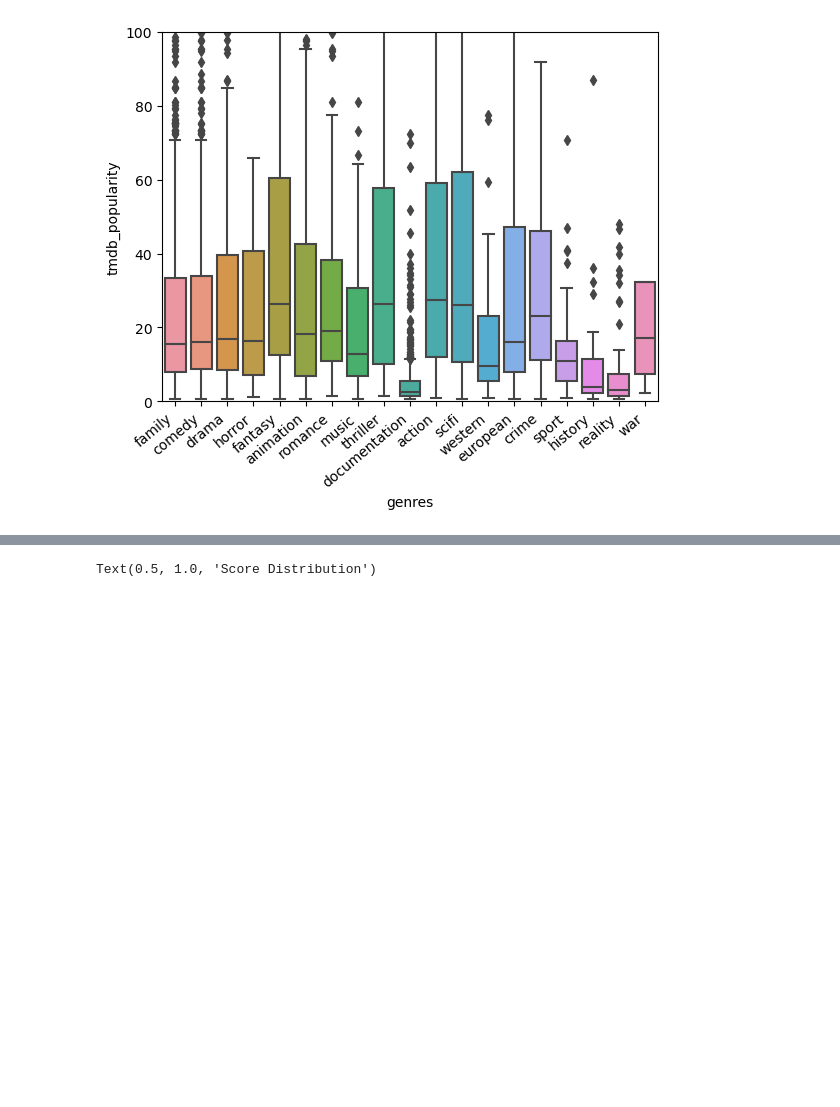
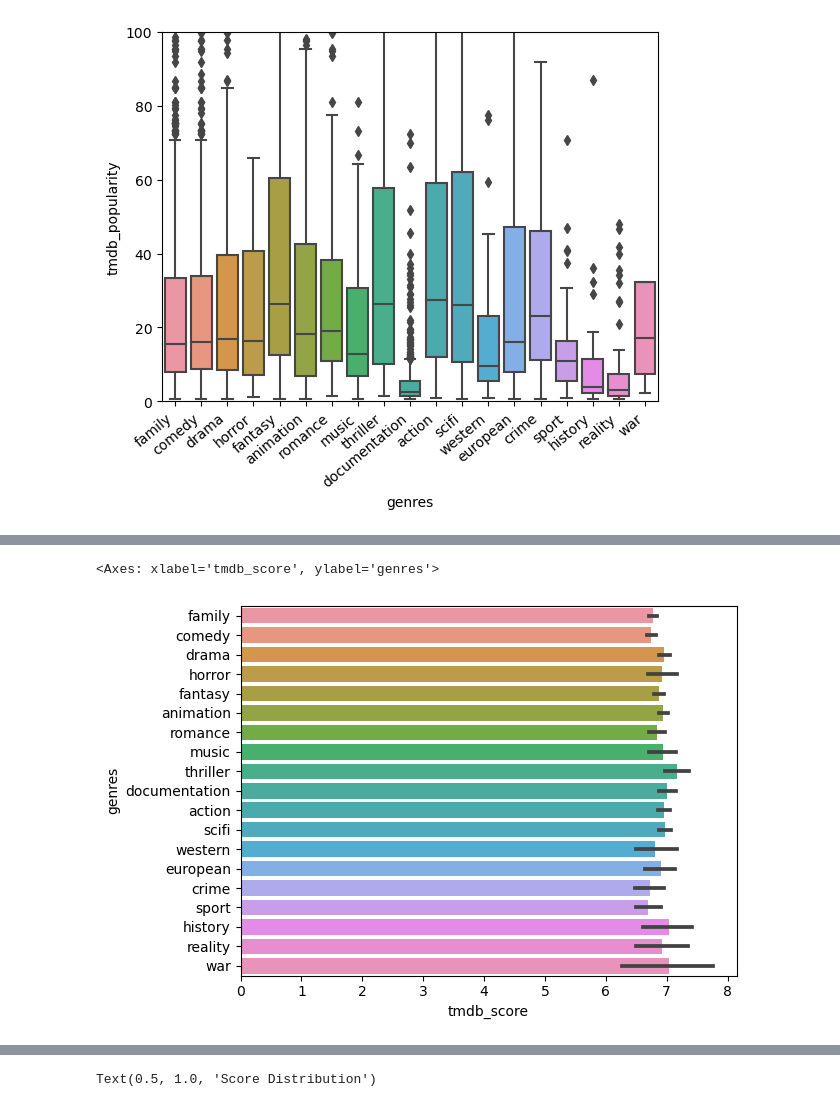
Before and after one commit to emchege/MIS546_Group_Project, a Jupyter notebook: workingdisney+.ipynb, the cells around one changed output, grey strips where cells are left out. Cells and saved outputs as stored; diff of their text form; code cells hidden in the pictures; blank space fills up the shorter version.

```diff
--- a/workingdisney+.ipynb
+++ b/workingdisney+.ipynb
@@ -2104,0 +2113,7 @@ plt.show()
+# %%
+#bar plot of ratings by genre
+
+sns.barplot (x='tmdb_score', y= 'genres', data=genre_df4)
+# %% [output]
+<Axes: xlabel='tmdb_score', ylabel='genres'>
+[figure, added]
```
Also changed, not shown: parts of 8 cells of this notebook.
